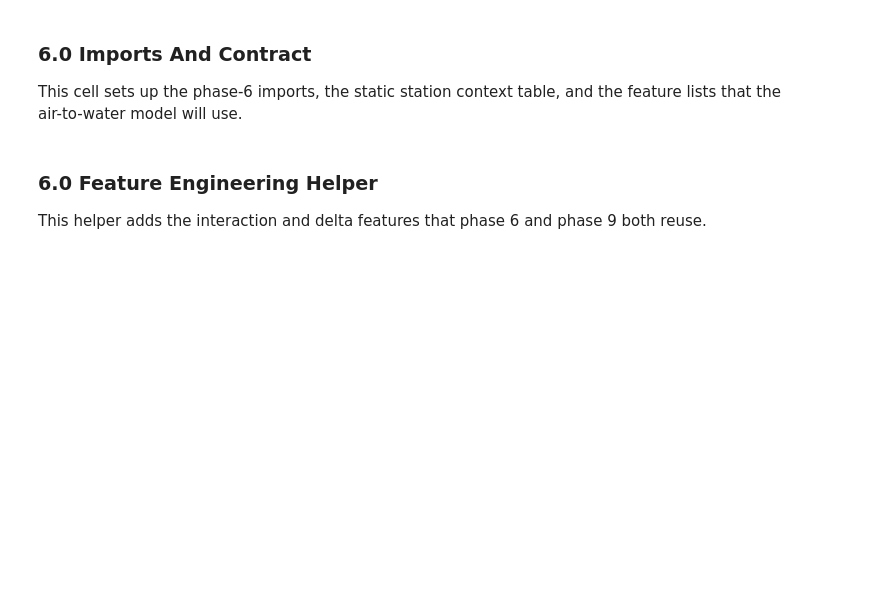
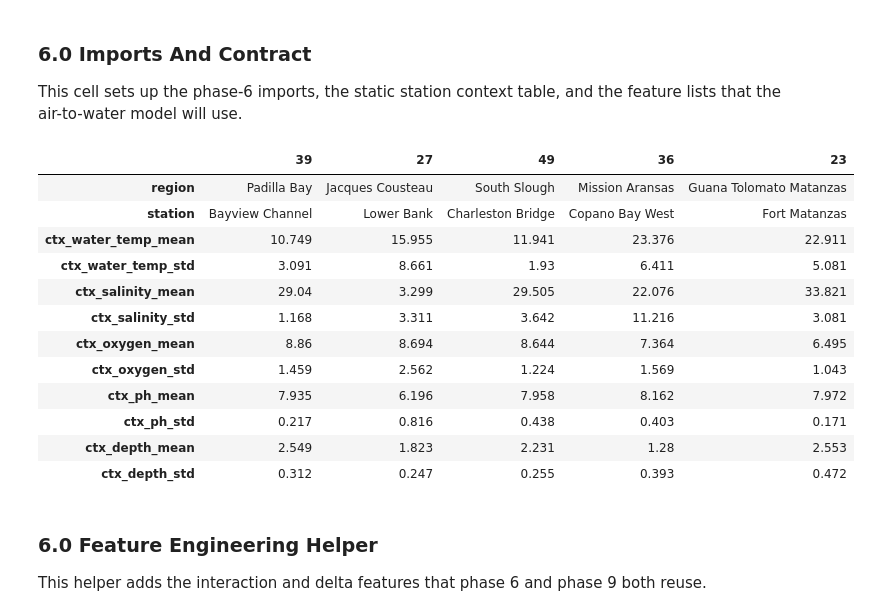
Before and after one commit to jeturcotte/estuaries, a Jupyter notebook: code/t4d.full.project.lite.ipynb, the cells around one changed output. Drawn from its saved outputs; the diff is of its cells as text; code cells hidden in the pictures; blank space fills up the shorter version.

```diff
--- a/code/t4d.full.project.lite.ipynb
+++ b/code/t4d.full.project.lite.ipynb
@@ -1663,0 +1996,27 @@ p5_monthly_model = keep_valid_station_years( p5_monthly_model )
+# %%
+# build out a full list of stations by classification quality,
+# so we can make informed decisions about which stations
+# to use for training ... and which are held out (and used with testing)
+station_classification_quality = (
+    p5_model
+    .groupby( [ "region", "station" ], as_index = False )
+    .agg(
+        n_rows = ( "date", "size" ),
+        n_classified_days = ( "implied_cluster", lambda values: int( values.notna( ).sum( ) ) ),
+        n_flip_days = ( "flip_confirmed", lambda values: int( values.fillna( False ).sum( ) ) )
+    )
+)
+classifiable_stations = station_classification_quality.loc[
+    station_classification_quality[ "n_classified_days" ] > 0,
+    [ "region", "station" ],
+].drop_duplicates( )
+
+#station_classification_quality.sample( 5 ).T
+# %%
+# from the various lists, lets get our final choices for training and holdout stations
+final_flagged_stations = stations_that_transitioned.merge( classifiable_stations, on = [ "region", "station" ], how = "inner" )
+final_unflagged_stations = (
+    classifiable_stations
+    .merge( final_flagged_stations.assign( is_flagged = True ), on = [ "region", "station" ], how = "left" )
+    .loc[ lambda frame: frame[ "is_flagged" ].isna( ), [ "region", "station" ] ]
+)
@@ -1738,4 +2074,33 @@ Result to expect:
 ### 6.0 Imports And Contract
 
 This cell sets up the phase-6 imports, the static station context table, and the feature lists that the air-to-water model will use.
+# %%
+context_agg = { }
+# build out a dictionary of aggregation instructions
+# lil easier that brute force
+for col in [ "water_temp", "salinity", "oxygen", "ph", "depth" ]:
+    context_agg[ f"ctx_{ col }_mean" ] = ( col, "mean" )
+    context_agg[ f"ctx_{ col }_std" ] = ( col, "std" )
+# %%
+# aggregate out to station level ... build mean/std contexts
+air_water_station_context = (
+    daily_water_train_final.dropna( subset = [ "date" ] )
+    .groupby( [ "region", "station" ], as_index = False )
+    .agg( **context_agg )
+)
+air_water_station_context.sample( 5 ).round( 3 ).T
+# %% [output]
+|  | 39 | 27 | 49 | 36 | 23 |
+| region | Padilla Bay | Jacques Cousteau | South Slough | Mission Aransas | Guana Tolomato Matanzas |
+| station | Bayview Channel | Lower Bank | Charleston Bridge | Copano Bay West | Fort Matanzas |
+| ctx_water_temp_mean | 10.749 | 15.955 | 11.941 | 23.376 | 22.911 |
+| ctx_water_temp_std | 3.091 | 8.661 | 1.93 | 6.411 | 5.081 |
+| ctx_salinity_mean | 29.04 | 3.299 | 29.505 | 22.076 | 33.821 |
+| ctx_salinity_std | 1.168 | 3.311 | 3.642 | 11.216 | 3.081 |
+| ctx_oxygen_mean | 8.86 | 8.694 | 8.644 | 7.364 | 6.495 |
+| ctx_oxygen_std | 1.459 | 2.562 | 1.224 | 1.569 | 1.043 |
+| ctx_ph_mean | 7.935 | 6.196 | 7.958 | 8.162 | 7.972 |
+| ctx_ph_std | 0.217 | 0.816 | 0.438 | 0.403 | 0.171 |
+| ctx_depth_mean | 2.549 | 1.823 | 2.231 | 1.28 | 2.553 |
+| ctx_depth_std | 0.312 | 0.247 | 0.255 | 0.393 | 0.472 |
 # %%
```
Also changed, not shown: parts of 39 cells of this notebook.
